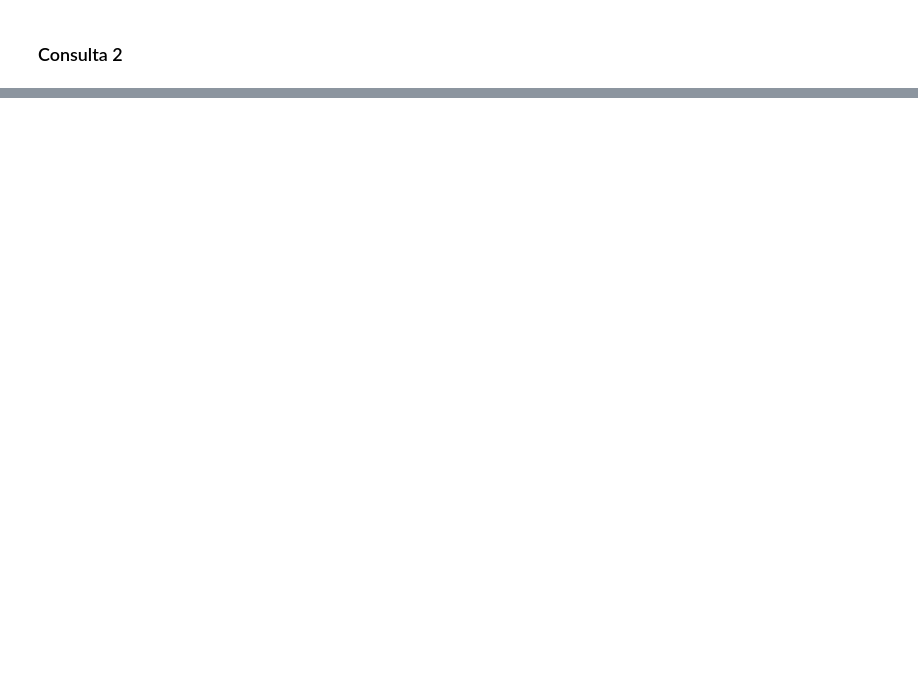
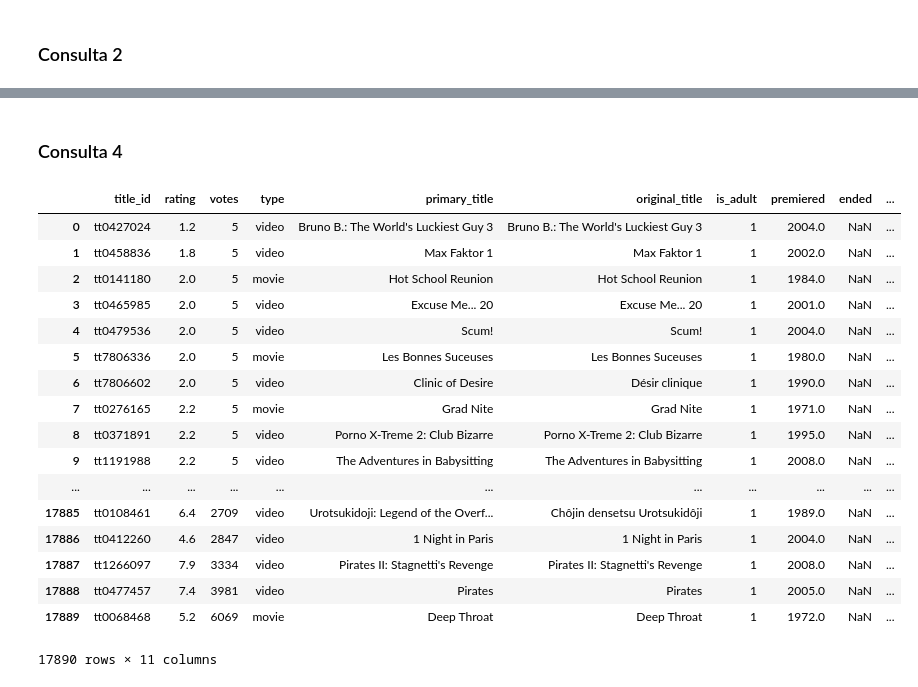
Before and after one commit to lorenaleao/tp-final-bd, a Jupyter notebook: Tp2_consultas.ipynb, the cells around one changed output, grey strips where cells are left out. Saved outputs shown, nothing was run; the diff lists cells and outputs as text; code cells hidden in the pictures; blank space fills up the shorter version.

```diff
--- a/Tp2_consultas.ipynb
+++ b/Tp2_consultas.ipynb
@@ -48,0 +119,34 @@ df2
+# %% [markdown]
+### Consulta 4
+# %%
+# Consulta todos os filmes adultos no banco de dados. Ordenando por maiores notas e número de votos
+df4 = pd.read_sql_query(
+"""
+SELECT *
+FROM ratings NATURAL JOIN (
+    SELECT *
+    FROM titles
+    WHERE is_adult=1
+) ORDER BY votes, rating
+""", conn)
+
+df4
+# %% [output]
+|  | title_id | rating | votes | type | primary_title | original_title | is_adult | premiered | ended | ... |
+| 0 | tt0427024 | 1.2 | 5 | video | Bruno B.: The World's Luckiest Guy 3 | Bruno B.: The World's Luckiest Guy 3 | 1 | 2004.0 | NaN | ... |
+| 1 | tt0458836 | 1.8 | 5 | video | Max Faktor 1 | Max Faktor 1 | 1 | 2002.0 | NaN | ... |
+| 2 | tt0141180 | 2.0 | 5 | movie | Hot School Reunion | Hot School Reunion | 1 | 1984.0 | NaN | ... |
+| 3 | tt0465985 | 2.0 | 5 | video | Excuse Me... 20 | Excuse Me... 20 | 1 | 2001.0 | NaN | ... |
+| 4 | tt0479536 | 2.0 | 5 | video | Scum! | Scum! | 1 | 2004.0 | NaN | ... |
+| 5 | tt7806336 | 2.0 | 5 | movie | Les Bonnes Suceuses | Les Bonnes Suceuses | 1 | 1980.0 | NaN | ... |
+| 6 | tt7806602 | 2.0 | 5 | video | Clinic of Desire | Désir clinique | 1 | 1990.0 | NaN | ... |
+| 7 | tt0276165 | 2.2 | 5 | movie | Grad Nite | Grad Nite | 1 | 1971.0 | NaN | ... |
+| 8 | tt0371891 | 2.2 | 5 | video | Porno X-Treme 2: Club Bizarre | Porno X-Treme 2: Club Bizarre | 1 | 1995.0 | NaN | ... |
+| 9 | tt1191988 | 2.2 | 5 | video | The Adventures in Babysitting | The Adventures in Babysitting | 1 | 2008.0 | NaN | ... |
+| ... | ... | ... | ... | ... | ... | ... | ... | ... | ... | ... |
+| 17885 | tt0108461 | 6.4 | 2709 | video | Urotsukidoji: Legend of the Overf... | Chôjin densetsu Urotsukidôji | 1 | 1989.0 | NaN | ... |
+| 17886 | tt0412260 | 4.6 | 2847 | video | 1 Night in Paris | 1 Night in Paris | 1 | 2004.0 | NaN | ... |
+| 17887 | tt1266097 | 7.9 | 3334 | video | Pirates II: Stagnetti's Revenge | Pirates II: Stagnetti's Revenge | 1 | 2008.0 | NaN | ... |
+| 17888 | tt0477457 | 7.4 | 3981 | video | Pirates | Pirates | 1 | 2005.0 | NaN | ... |
+| 17889 | tt0068468 | 5.2 | 6069 | movie | Deep Throat | Deep Throat | 1 | 1972.0 | NaN | ... |
+17890 rows × 11 columns
```
Also changed, not shown: parts of 13 cells of this notebook.
